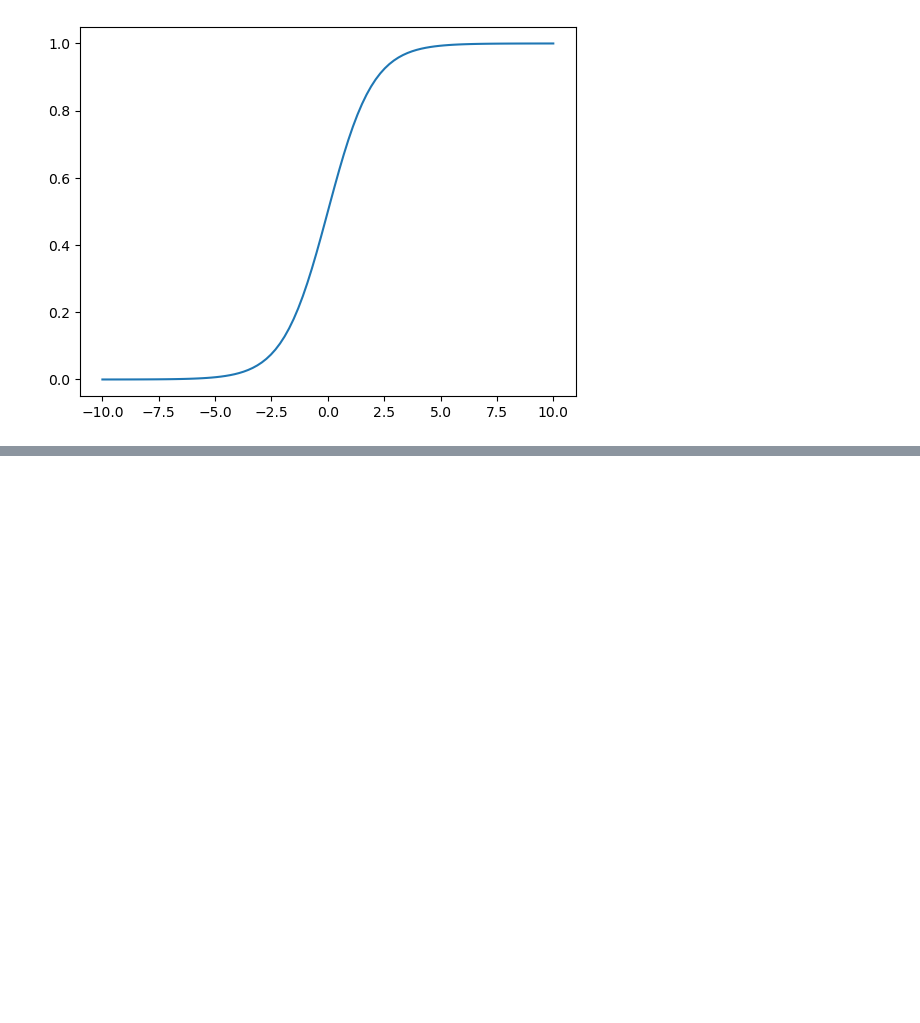
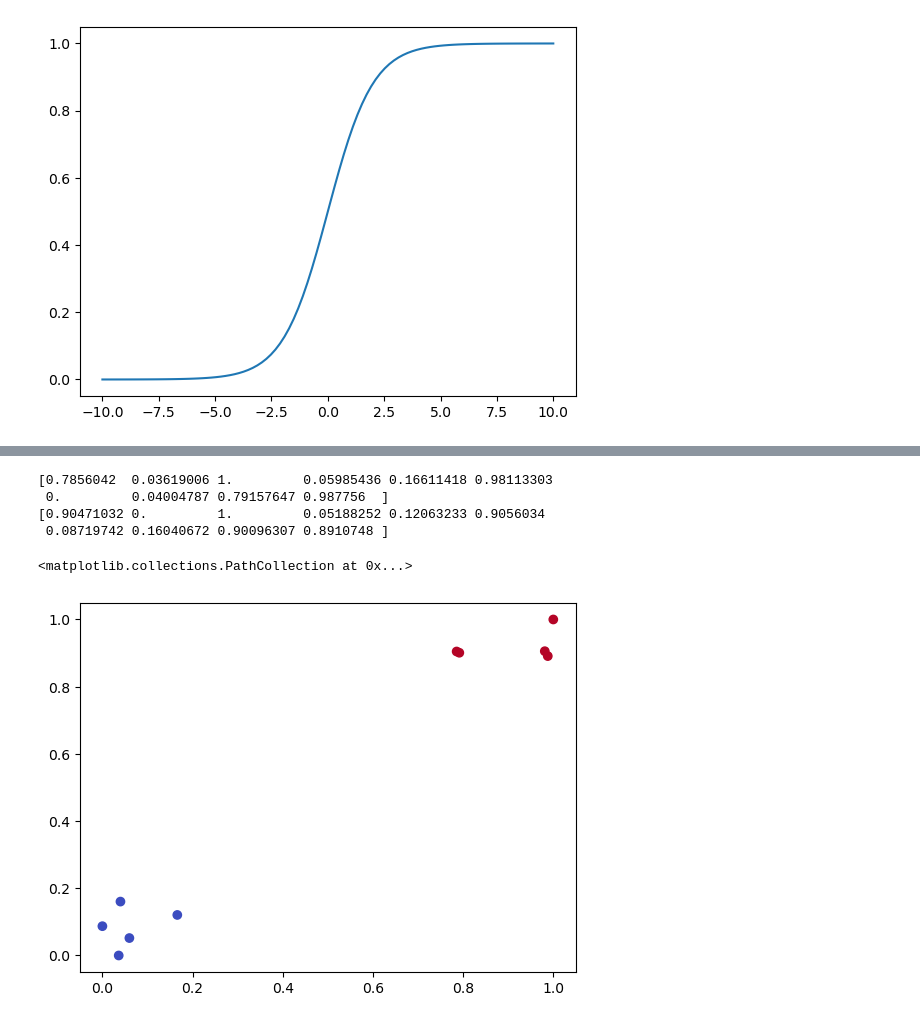
Before and after one commit to jerivasuaq/tensorlow, a Jupyter notebook: classification.ipynb, the cells around one changed output, grey strips where cells are left out. Saved outputs shown, nothing was run; the diff lists cells and outputs as text; code cells hidden in the pictures; blank space fills up the shorter version.

```diff
--- a/classification.ipynb
+++ b/classification.ipynb
@@ -16,0 +41,13 @@ from sklearn.datasets import make_blobs
+# %%
+x0 = (features[:,0]-min(features[:,0]))/(max(features[:,0])- min(features[:,0]))
+x1 = (features[:,1]-min(features[:,1]))/(max(features[:,1])- min(features[:,1]))
+print(x0)
+print(x1)
+plt.scatter(x0, x1, c=labels, cmap='coolwarm')
+# %% [output]
+[0.7856042  0.03619006 1.         0.05985436 0.16611418 0.98113303
+ 0.         0.04004787 0.79157647 0.987756  ]
+[0.90471032 0.         1.         0.05188252 0.12063233 0.9056034
+ 0.08719742 0.16040672 0.90096307 0.8910748 ]
+<matplotlib.collections.PathCollection at 0x...>
+[figure, added]
```
Also changed, not shown: parts of 10 cells of this notebook, 2 other files.
